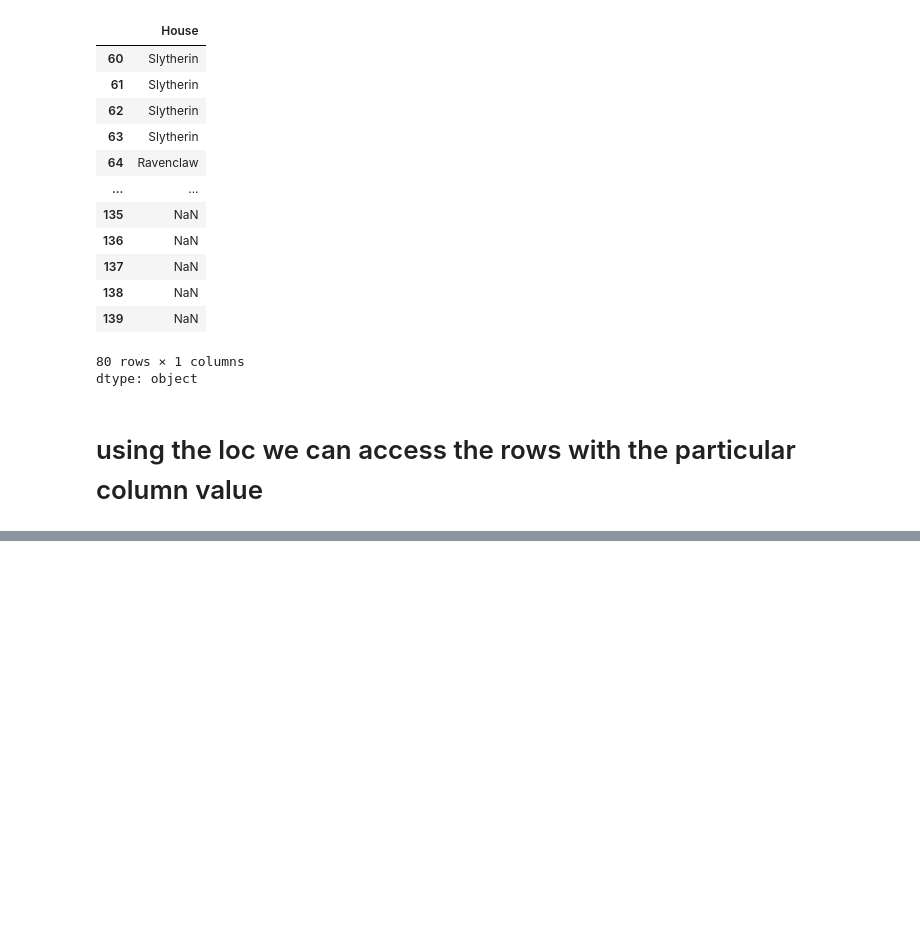
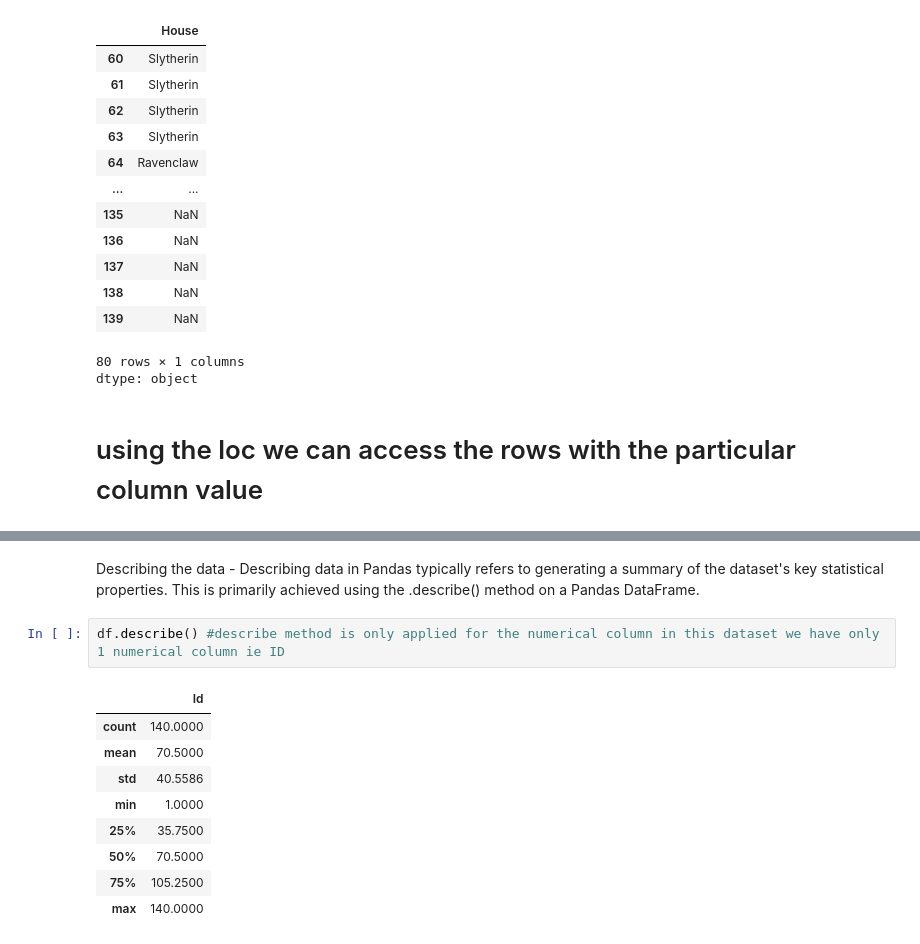
Before and after one commit to Snehamn24/pandas, a Jupyter notebook: Pandas_part2.ipynb, the cells around one changed output, grey strips where cells are left out. Drawn from its saved outputs; the diff is of its cells as text; blank space fills up the shorter version.

Commit message:
describe()

```diff
--- a/Pandas_part2.ipynb
+++ b/Pandas_part2.ipynb
@@ -285,0 +306,14 @@ df.loc[df["Gender"]=="Female"]
+# %% [markdown]
+Describing the data - Describing data in Pandas typically refers to generating a summary of the dataset's key statistical properties. This is primarily achieved using the .describe() method on a Pandas DataFrame.
+# %%
+df.describe() #describe method is only applied for the numerical column in this dataset we have only 1 numerical column ie ID
+# %% [output]
+|  | Id |
+| count | 140.0000 |
+| mean | 70.5000 |
+| std | 40.5586 |
+| min | 1.0000 |
+| 25% | 35.7500 |
+| 50% | 70.5000 |
+| 75% | 105.2500 |
+| max | 140.0000 |
```
Also changed, not shown: parts of 4 cells of this notebook.
